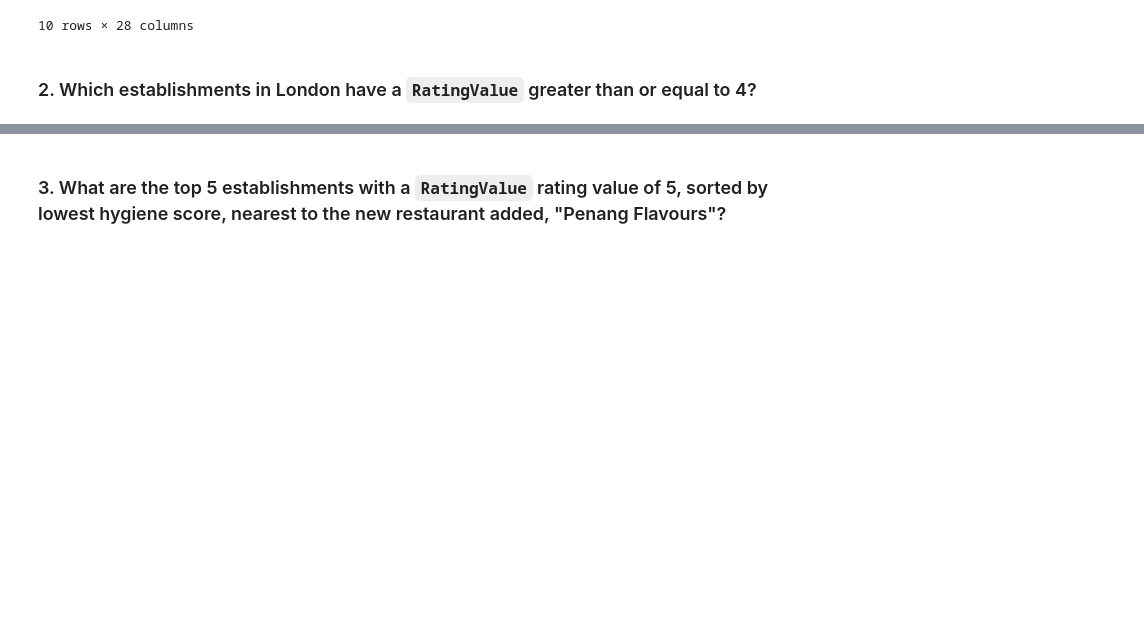
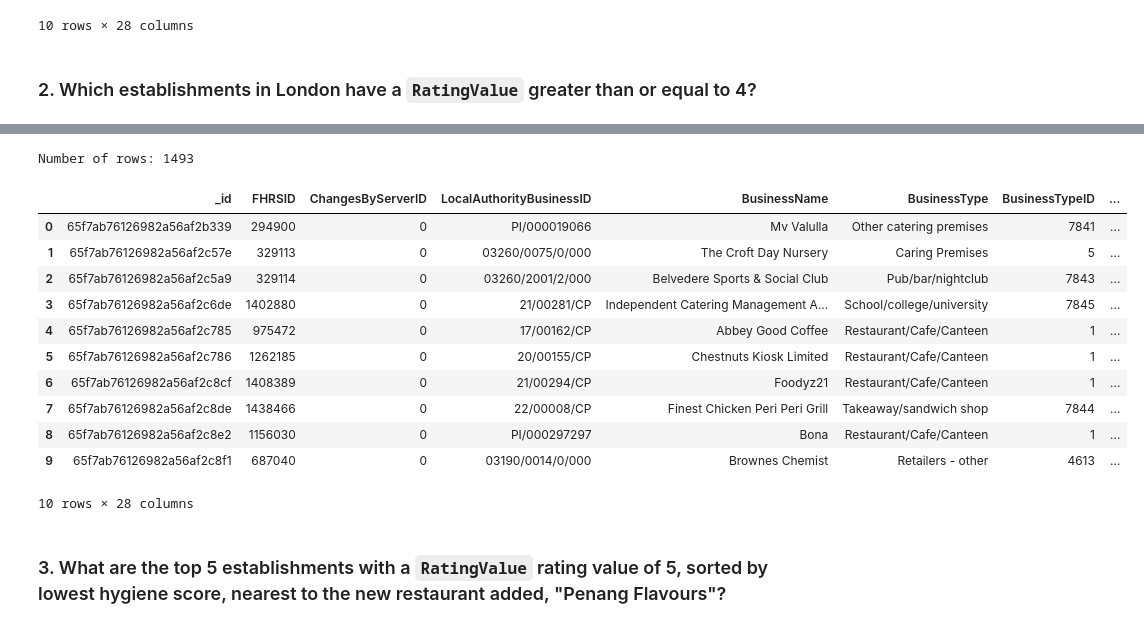
Before and after one commit to JCovarrubias236/nosql-challenge, a Jupyter notebook: Starter_Code/NoSQL_analysis_starter.ipynb, the cells around one changed output, grey strips where cells are left out. Cells and saved outputs as stored; diff of their text form; code cells hidden in the pictures; blank space fills up the shorter version.

```diff
--- a/Starter_Code/NoSQL_analysis_starter.ipynb
+++ b/Starter_Code/NoSQL_analysis_starter.ipynb
@@ -81,8 +81,21 @@ Number of rows: 41
 ### 2. Which establishments in London have a `RatingValue` greater than or equal to 4?
 # %%
 # Find the establishments with London as the Local Authority and has a RatingValue greater than or equal to 4.
-query =
+query = {
+    '$and': [
+        {
+            '$or': [
+                {'AddressLine2': 'London'},
+                {'AddressLine3': 'London'},
+                {'AddressLine4': 'London'}
+            ]
+        },
+        {'RatingValue': {'$gte': 4}}
+    ]
+}
 
 # Use count_documents to display the number of documents in the result
-
+print('Number of documents in result:', establishments.count_documents(query))
 # Display the first document in the results using pprint
+results = establishments.find(query)
+pprint(results[0])
@@ -89,9 +120,25 @@ query =
 # %%
 # Convert the result to a Pandas DataFrame
-
+london4 = pd.DataFrame(results)
 # Display the number of rows in the DataFrame
-
+row_count = len(london4)
+print(f"Number of rows: {row_count}")
 # Display the first 10 rows of the DataFrame
+london4.head(10)
+# %% [output]
+Number of rows: 1493
+|  | _id | FHRSID | ChangesByServerID | LocalAuthorityBusinessID | BusinessName | BusinessType | BusinessTypeID | ... |
+| 0 | 65f7ab76126982a56af2b339 | 294900 | 0 | PI/000019066 | Mv Valulla | Other catering premises | 7841 | ... |
+| 1 | 65f7ab76126982a56af2c57e | 329113 | 0 | 03260/0075/0/000 | The Croft Day Nursery | Caring Premises | 5 | ... |
+| 2 | 65f7ab76126982a56af2c5a9 | 329114 | 0 | 03260/2001/2/000 | Belvedere Sports & Social Club | Pub/bar/nightclub | 7843 | ... |
+| 3 | 65f7ab76126982a56af2c6de | 1402880 | 0 | 21/00281/CP | Independent Catering Management A... | School/college/university | 7845 | ... |
+| 4 | 65f7ab76126982a56af2c785 | 975472 | 0 | 17/00162/CP | Abbey Good Coffee | Restaurant/Cafe/Canteen | 1 | ... |
+| 5 | 65f7ab76126982a56af2c786 | 1262185 | 0 | 20/00155/CP | Chestnuts Kiosk Limited | Restaurant/Cafe/Canteen | 1 | ... |
+| 6 | 65f7ab76126982a56af2c8cf | 1408389 | 0 | 21/00294/CP | Foodyz21 | Restaurant/Cafe/Canteen | 1 | ... |
+| 7 | 65f7ab76126982a56af2c8de | 1438466 | 0 | 22/00008/CP | Finest Chicken Peri Peri Grill | Takeaway/sandwich shop | 7844 | ... |
+| 8 | 65f7ab76126982a56af2c8e2 | 1156030 | 0 | PI/000297297 | Bona | Restaurant/Cafe/Canteen | 1 | ... |
+| 9 | 65f7ab76126982a56af2c8f1 | 687040 | 0 | 03190/0014/0/000 | Brownes Chemist | Retailers - other | 4613 | ... |
+10 rows × 28 columns
 # %% [markdown]
 ### 3. What are the top 5 establishments with a `RatingValue` rating value of 5, sorted by lowest hygiene score, nearest to the new restaurant added, "Penang Flavours"?
 # %%
```
Also changed, not shown: parts of 5 cells of this notebook.
